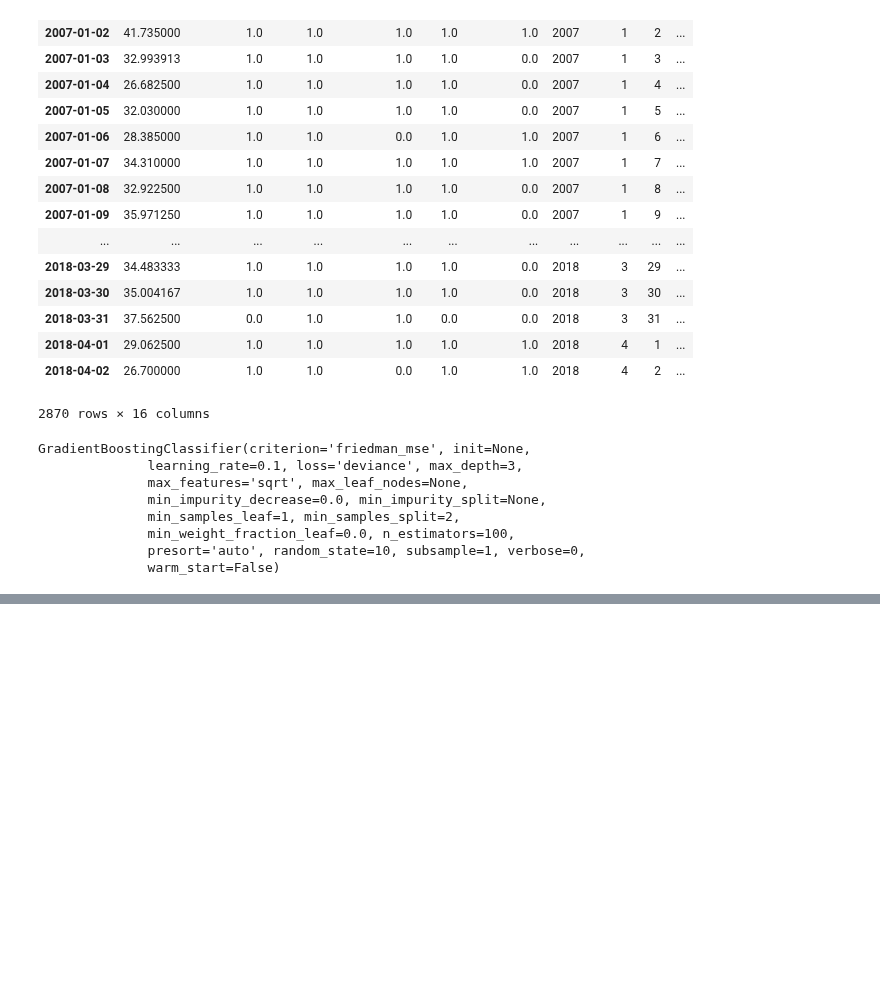
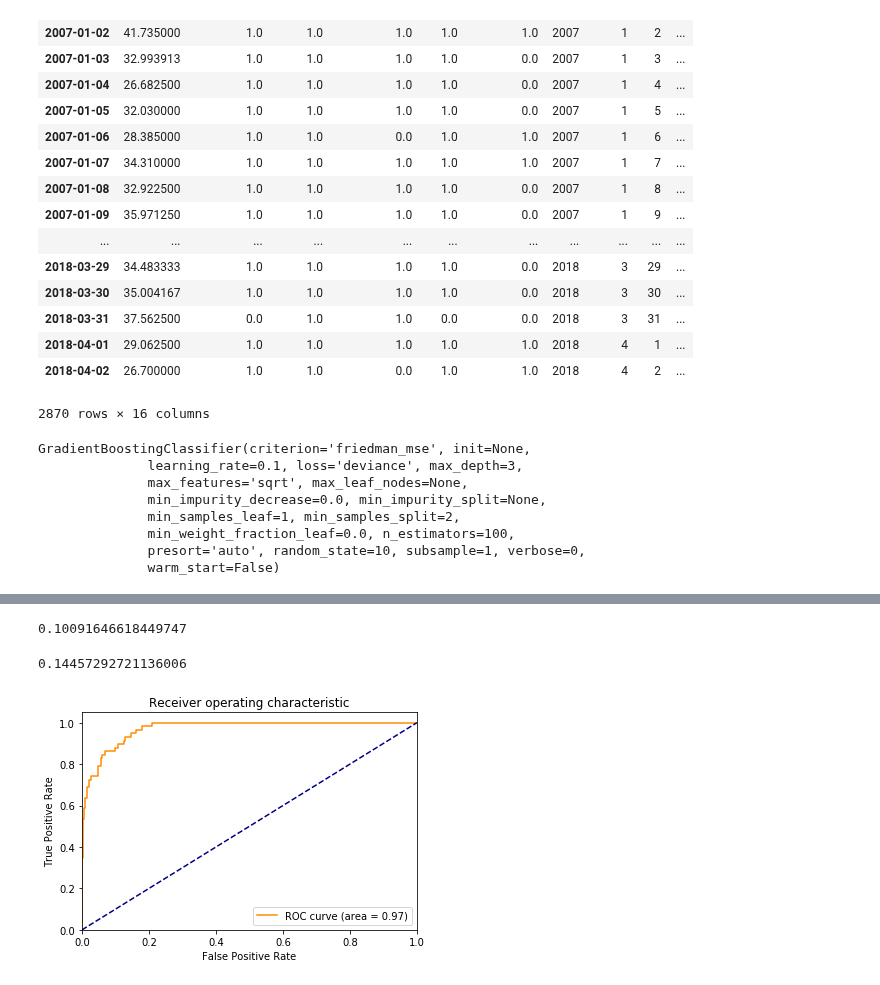
Before and after one commit to leannebaldwin/Pass_Closure, a Jupyter notebook: data_exploration/gradient_boosting_model_exploration.ipynb, the cells around one changed output, grey strips where cells are left out. Drawn from its saved outputs; the diff is of its cells as text; code cells hidden in the pictures; blank space fills up the shorter version.

Commit message:
Add some tuning to the daily aggregated model

```diff
--- a/data_exploration/gradient_boosting_model_exploration.ipynb
+++ b/data_exploration/gradient_boosting_model_exploration.ipynb
@@ -413,0 +468,2 @@ array([[0.97345588, 0.02654412],
+# %%
+model1_probs = baseline2.predict_proba(X_test2)
@@ -413,0 +478,4 @@ array([[0.97345588, 0.02654412],
+# %%
+model1_probs[:,1].mean()
+# %% [output]
+0.10091646618449747
@@ -413,0 +484,21 @@ array([[0.97345588, 0.02654412],
+# %%
+score
+# %% [output]
+0.14457292721136006
+# %%
+fpr2, tpr2, thresholds2 = roc_curve(y_test2, model1_probs[:,1])
+# %%
+roc_auc = auc(fpr2, tpr2)
+# %%
+plt.figure()
+plt.plot(fpr2, tpr2, color='darkorange', label='ROC curve (area = %0.2f)' % roc_auc)
+plt.plot([0, 1], [0, 1], color='navy', linestyle='--')
+plt.xlim([0.0, 1.0])
+plt.ylim([0.0, 1.05])
+plt.xlabel('False Positive Rate')
+plt.ylabel('True Positive Rate')
+plt.title('Receiver operating characteristic')
+plt.legend(loc="lower right")
+plt.show()
+# %% [output]
+[figure, added]
```
Also changed, not shown: parts of 20 cells of this notebook.
